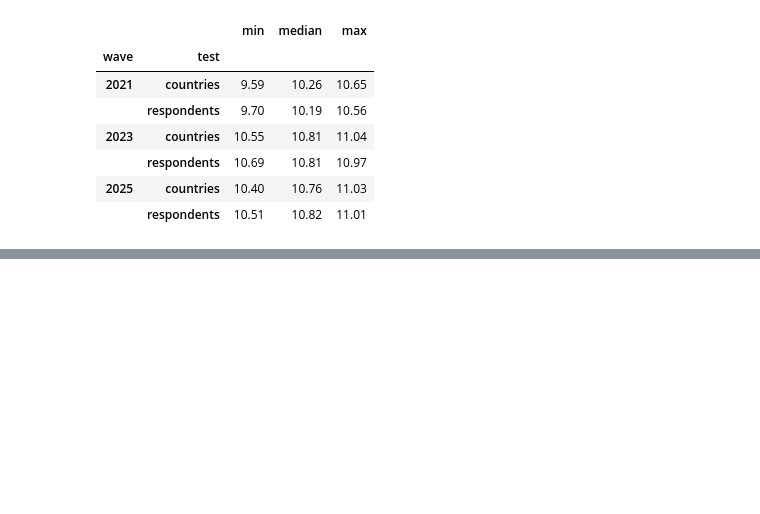
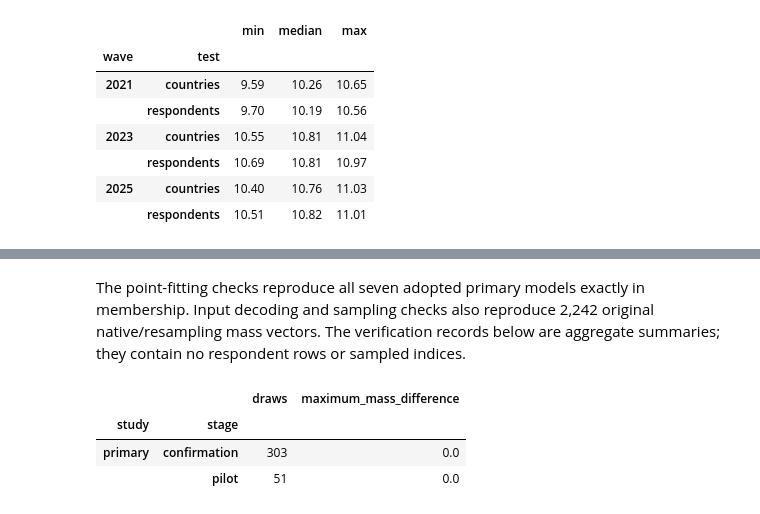
Before and after one commit to ionpetre/WRP-dataset, a Jupyter notebook: paper/wrp_shared_five_clusters.ipynb, the cells around one changed output, grey strips where cells are left out. Cells and saved outputs as stored; diff of their text form; code cells hidden in the pictures; blank space fills up the shorter version.

```diff
--- a/paper/wrp_shared_five_clusters.ipynb
+++ b/paper/wrp_shared_five_clusters.ipynb
@@ -667,0 +1409,10 @@ display(fi_refit_table.groupby(['wave','test']).changed.agg(['min','median','max
+# %% [markdown]
+The point-fitting checks reproduce all seven adopted primary models exactly in membership. Input decoding and sampling checks also reproduce 2,242 original native/resampling mass vectors. The verification records below are aggregate summaries; they contain no respondent rows or sampled indices.
+# %%
+pf_sampling=pd.read_csv(PF_ASSETS/'primary_sampling_validation.csv')
+display(pf_sampling[pf_sampling.family.eq(PF_FAMILY)].groupby(['study','stage']).agg(draws=('draws','sum'),maximum_mass_difference=('maximum_mass_difference','max')))
+# %% [output]
+|  |  | draws | maximum_mass_difference |
+| study | stage |  |  |
+| primary | confirmation | 303 | 0.0 |
+|  | pilot | 51 | 0.0 |
```
Also changed, not shown: parts of 11 cells of this notebook, 13 other files.
